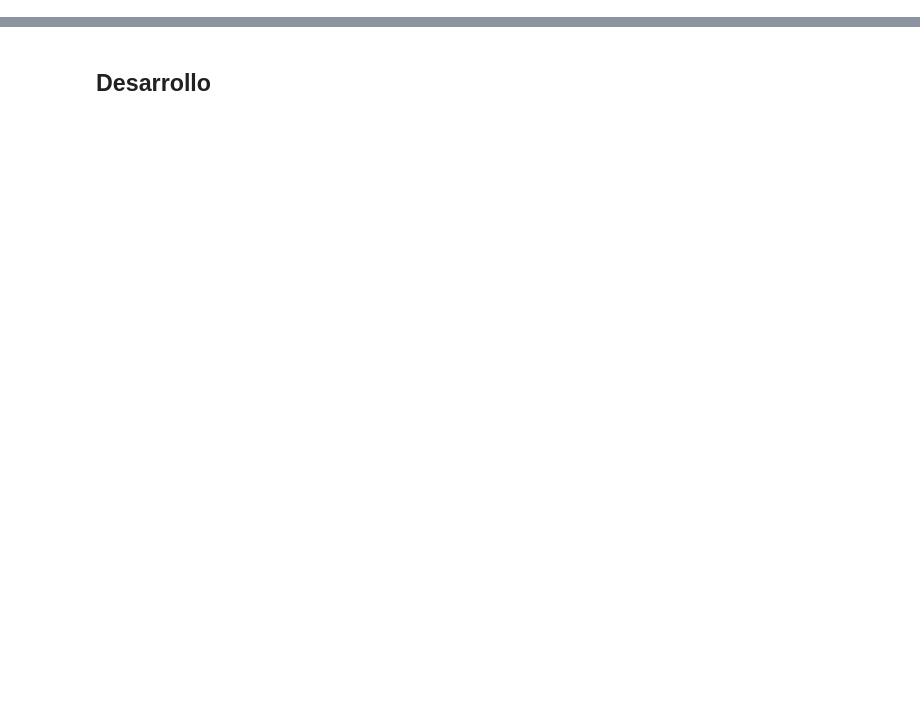
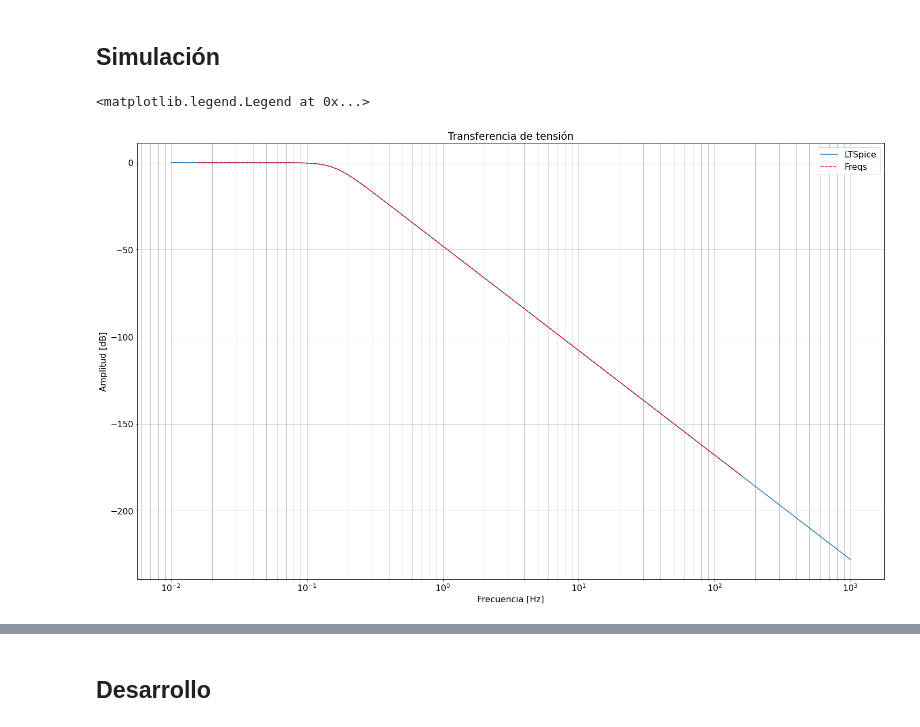
Before and after one commit to mpmarfisi/TC2, a Jupyter notebook: Tarea Semanal 8/TS8_Marfisi.ipynb, the cells around one changed output, grey strips where cells are left out. Drawn from its saved outputs; the diff is of its cells as text; code cells hidden in the pictures; blank space fills up the shorter version.

```diff
--- a/Tarea Semanal 8/TS8_Marfisi.ipynb
+++ b/Tarea Semanal 8/TS8_Marfisi.ipynb
@@ -8,0 +19,2 @@
+# %% [markdown]
+## Simulación
@@ -8,0 +50,30 @@
+# %%
+# Comparacion analítica y LT
+l = ltspice.Ltspice('Simulacion/EJ1.raw')
+l.parse()
+
+freq = l.get_frequency()
+Vo_LT =l.get_data('V(Vo)')
+
+num1 = np.array([1])
+den1 = np.array([1, 2, 2, 1])
+
+w = np.logspace(-1, 3, 1000)
+_, Vo_Ana = sig.freqs(num1, den1, w)
+
+fig, ax = plt.subplots(1,1)
+ax.grid(visible='true', which='both', axis='both')
+ax.legend(['LTSpice'])
+ax.set_ylabel('Amplitud [dB]')
+ax.set_xlabel('Frecuencia [Hz]')
+#ax.set_xlim([0.1, 1])
+
+
+ax.set_title('Transferencia de tensión')
+ax.semilogx(freq, 20 * np.log10(abs(Vo_LT)), label='LTSpice')
+
+ax.semilogx(w / (2*np.pi), 20 * np.log10(abs(Vo_Ana)), 'r--', label='Freqs')
+ax.legend(['LTSpice', 'Freqs'])
+# %% [output]
+<matplotlib.legend.Legend at 0x...>
+[figure, added]
```
Also changed, not shown: parts of 9 cells of this notebook, 5 other files.
